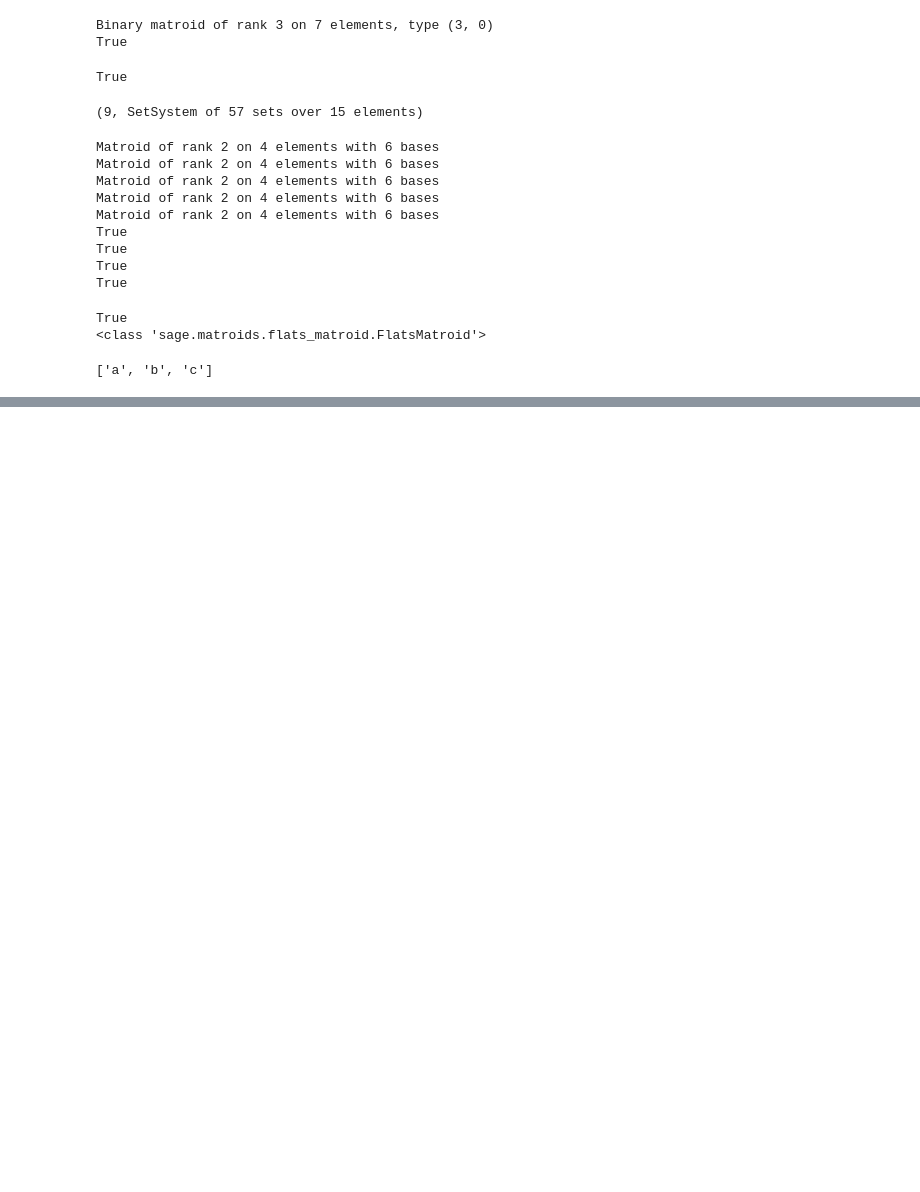
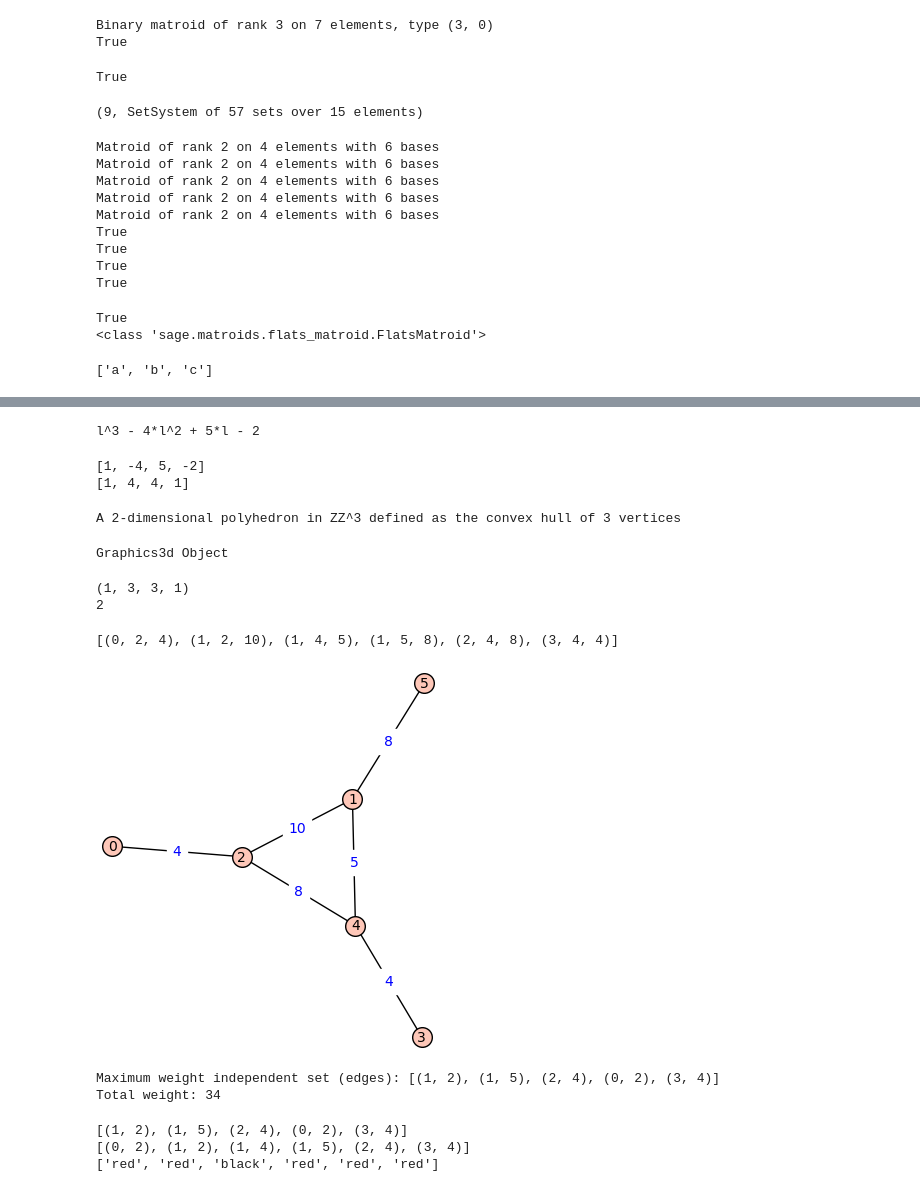
Before and after one commit to jacksonwalters/math-research-misc, a Jupyter notebook: matroids/matroid_examples.ipynb, the cells around one changed output, grey strips where cells are left out. Saved outputs shown, nothing was run; the diff lists cells and outputs as text; code cells hidden in the pictures; blank space fills up the shorter version.

```diff
--- a/matroids/matroid_examples.ipynb
+++ b/matroids/matroid_examples.ipynb
@@ -97,0 +126,69 @@ False
+# %%
+#compute the characteristic polynomial of the matroid M_E
+M_E.characteristic_polynomial()
+# %% [output]
+l^3 - 4*l^2 + 5*l - 2
+# %%
+#compute the Whitney numbers of the first and second kind of the matroid M_E
+print(M_E.whitney_numbers())
+print(M_E.whitney_numbers2())
+# %% [output]
+[1, -4, 5, -2]
+[1, 4, 4, 1]
+# %%
+#construct the matroid polytope of M_E
+vertices = [vector([1 if e in B else 0 for e in sorted(M.groundset())]) for B in M.bases()]
+
+P = Polyhedron(vertices=vertices)
+print(P)
+# %% [output]
+A 2-dimensional polyhedron in ZZ^3 defined as the convex hull of 3 vertices
+# %%
+P.plot()
+# %% [output]
+Graphics3d Object
+# %%
+print(P.f_vector())
+print(P.dim())
+# %% [output]
+(1, 3, 3, 1)
+2
+# %%
+# perform combinatorial optimization using greedy algorithms on a matroid
+G = graphs.RandomGNP(6, 0.5)
+weights = {e: randint(1, 20) for e in G.edges(labels=False)}
+
+# Actually set the edge weights on the graph
+for edge, weight in weights.items():
+    G.set_edge_label(edge[0], edge[1], weight)
+
+# Now show with edge labels (no argument needed)
+print(G.edges())
+G.show(edge_labels=True)
+# %% [output]
+[(0, 2, 4), (1, 2, 10), (1, 4, 5), (1, 5, 8), (2, 4, 8), (3, 4, 4)]
+[figure, added]
+# %%
+M = Matroid(graph=G)
+
+# Sort edges by descending weight
+edges_sorted = sorted(weights, key=lambda e: weights[e], reverse=True)
+
+independent_set = []
+for e in edges_sorted:
+    if M.is_independent(independent_set + [e]):
+        independent_set.append(e)
+
+print("Maximum weight independent set (edges):", independent_set)
+print("Total weight:", sum(weights[e] for e in independent_set))
+# %% [output]
+Maximum weight independent set (edges): [(1, 2), (1, 5), (2, 4), (0, 2), (3, 4)]
+Total weight: 34
+# %%
+print(independent_set)
+print(G.edges(labels=False))
+print(['red' if e in independent_set else 'black' for e in G.edges(labels=False)])
+# %% [output]
+[(1, 2), (1, 5), (2, 4), (0, 2), (3, 4)]
+[(0, 2), (1, 2), (1, 4), (1, 5), (2, 4), (3, 4)]
+['red', 'red', 'black', 'red', 'red', 'red']
```
Also changed, not shown: parts of 6 cells of this notebook.
